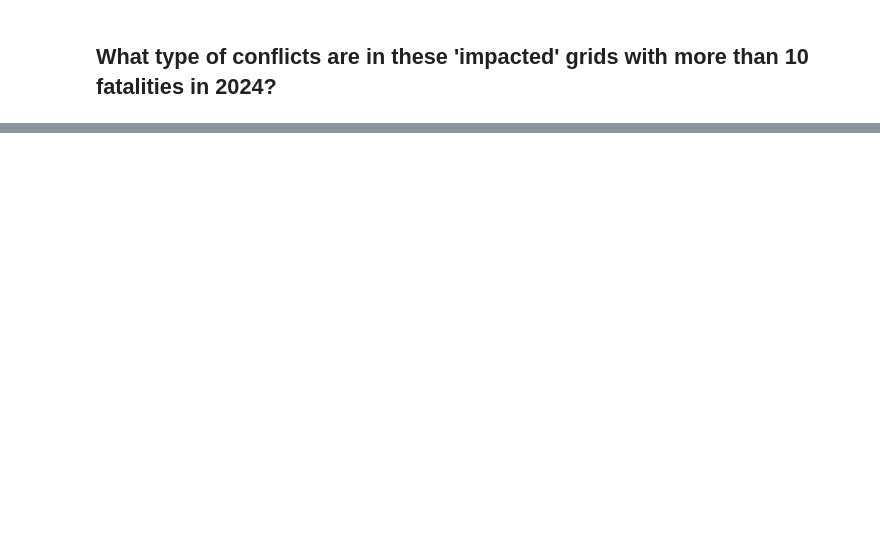
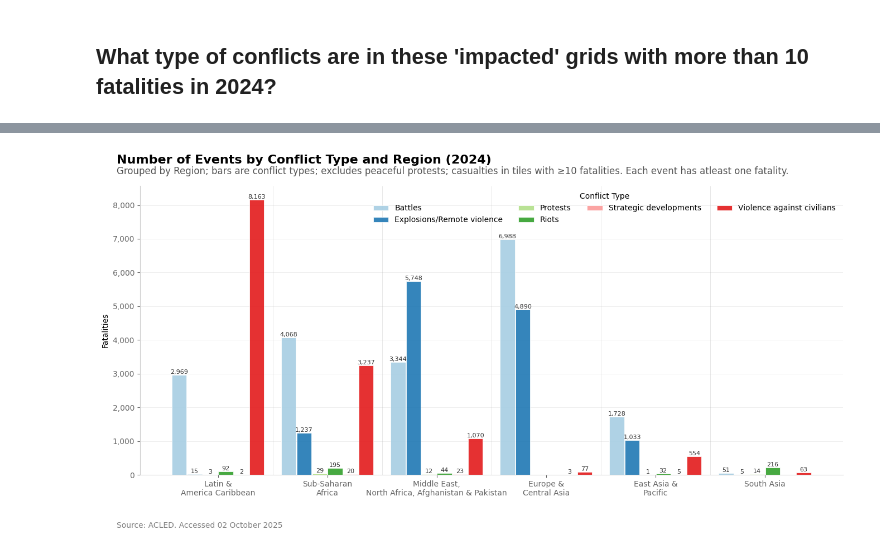
Before and after one commit to worldbank/MENA-FCV-economic-monitor, a Jupyter notebook: notebooks/conflict/acled_report_global.ipynb, the cells around one changed output, grey strips where cells are left out. Saved outputs shown, nothing was run; the diff lists cells and outputs as text; code cells hidden in the pictures; blank space fills up the shorter version.

```diff
--- a/notebooks/conflict/acled_report_global.ipynb
+++ b/notebooks/conflict/acled_report_global.ipynb
@@ -637,5 +605,6 @@ raw_10f = global_df[global_df['index'].isin(high_fat)]
 # %%
 events_10f = raw_10f.groupby(['region_code', 'event_type', 'wb_region'])['fatalities'].sum().reset_index()
+events_10f_count = raw_10f.groupby(['region_code', 'event_type', 'wb_region'])['event_type'].count().reset_index(name='nrEvents')
 # %%
 # Grouped bar chart: regions as groups, conflict types as bars, fatalities on Y
 # Uses the new helper added to conflict_visuals.py
@@ -658,0 +628,20 @@ fig;
+# %%
+# Grouped bar chart: regions as groups, conflict types as bars, fatalities on Y
+# Uses the new helper added to conflict_visuals.py
+from conflict_visuals import plot_grouped_bars_by_region_eventtype
+
+fig = plot_grouped_bars_by_region_eventtype(
+    data=events_10f_count,
+    region_col='wb_region',
+    type_col='event_type',
+    value_col='nrEvents',
+    overall_title='Number of Events by Conflict Type and Region (2024)',
+    chart_subtitle='Grouped by Region; bars are conflict types; excludes peaceful protests; casualties in tiles with ≥10 fatalities. Each event has atleast one fatality.',
+    source_text=f'Source: ACLED. Accessed {extracted_date_formatted}',
+    figsize=(14, 7),
+    rotate_xticks=0,
+    annotate=True,
+)
+fig;
+# %% [output]
+[figure, added]
```
Also changed, not shown: parts of 34 cells of this notebook, 2 other files.
